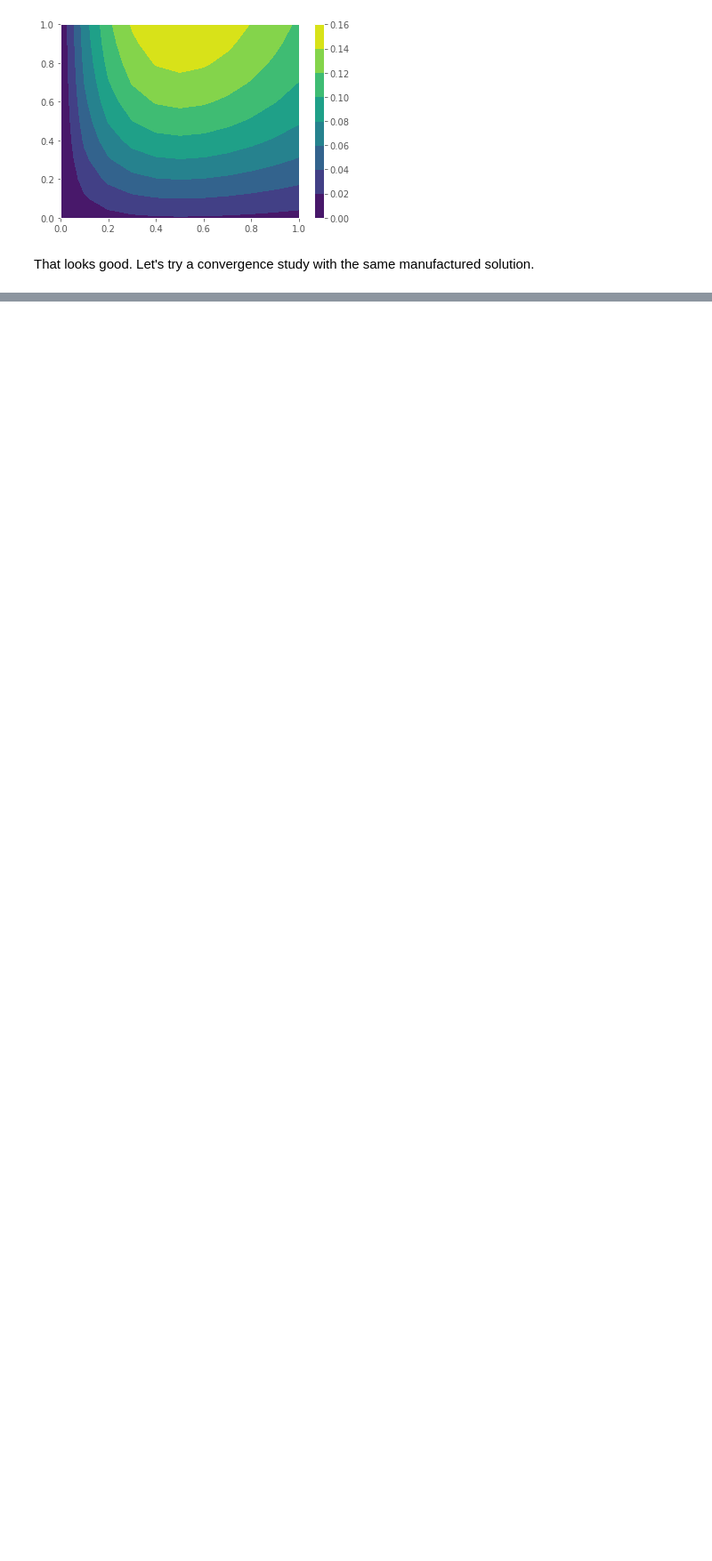
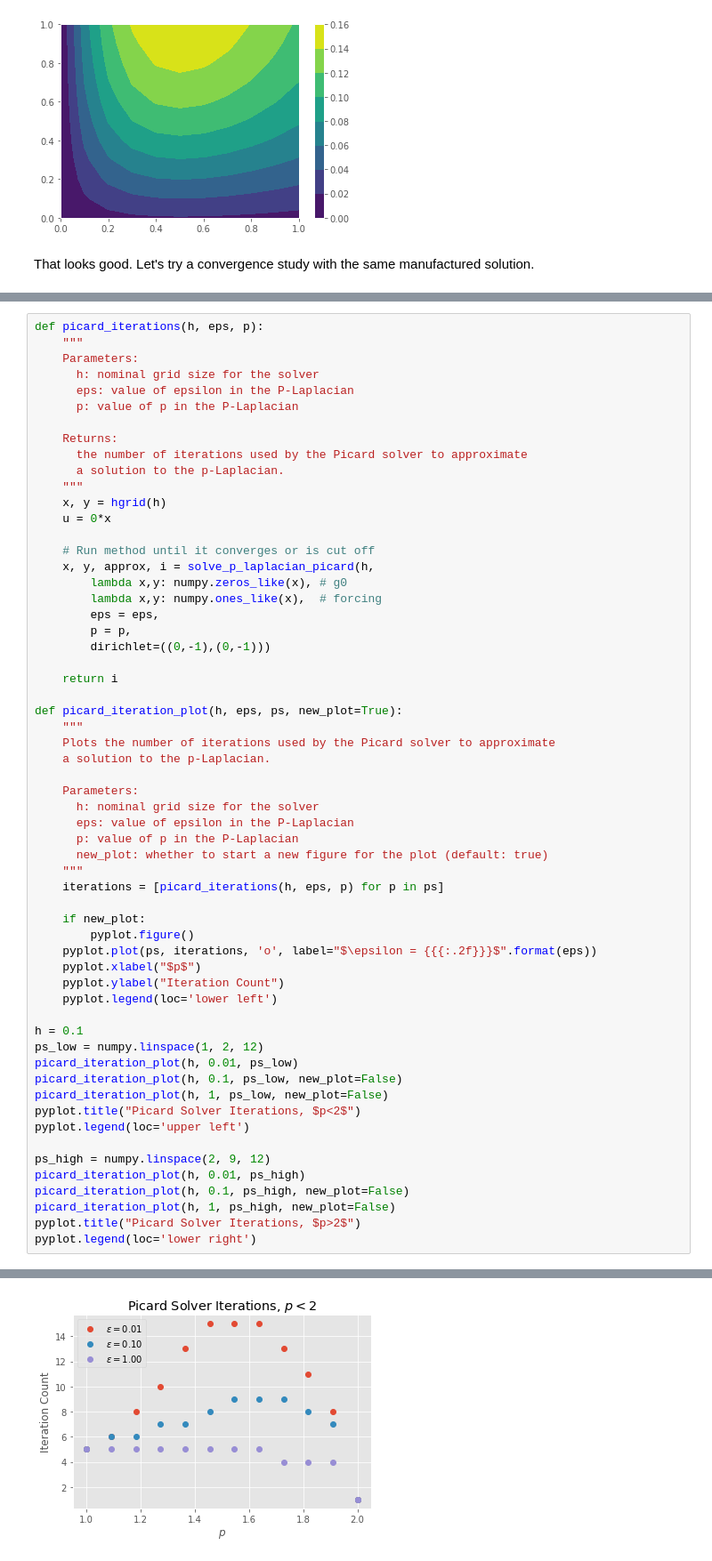
Before and after one commit to j-emmel/class, a Jupyter notebook: hw3/hw3.ipynb, the cells around one changed output, grey strips where cells are left out. Shown: that part at 89% size. Saved outputs shown, nothing was run; the diff lists cells and outputs as text; blank space fills up the shorter version.

```diff
--- a/hw3/hw3.ipynb
+++ b/hw3/hw3.ipynb
@@ -366,0 +339,60 @@ demo_solver(p=11, show_plot=False)
+# %%
+def picard_iterations(h, eps, p):
+    """
+    Parameters:
+      h: nominal grid size for the solver
+      eps: value of epsilon in the P-Laplacian
+      p: value of p in the P-Laplacian
+
+    Returns:
+      the number of iterations used by the Picard solver to approximate
+      a solution to the p-Laplacian.
+    """
+    x, y = hgrid(h)
+    u = 0*x
+
+    # Run method until it converges or is cut off
+    x, y, approx, i = solve_p_laplacian_picard(h,
+        lambda x,y: numpy.zeros_like(x), # g0
+        lambda x,y: numpy.ones_like(x),  # forcing
+        eps = eps,
+        p = p,
+        dirichlet=((0,-1),(0,-1)))
+
+    return i
+
+def picard_iteration_plot(h, eps, ps, new_plot=True):
+    """
+    Plots the number of iterations used by the Picard solver to approximate
+    a solution to the p-Laplacian.
+
+    Parameters:
+      h: nominal grid size for the solver
+      eps: value of epsilon in the P-Laplacian
+      p: value of p in the P-Laplacian
+      new_plot: whether to start a new figure for the plot (default: true)
+    """
+    iterations = [picard_iterations(h, eps, p) for p in ps]
+
+    if new_plot:
+        pyplot.figure()
+    pyplot.plot(ps, iterations, 'o', label="$\epsilon = {{{:.2f}}}$".format(eps))
+    pyplot.xlabel("$p$")
+    pyplot.ylabel("Iteration Count")
+    pyplot.legend(loc='lower left')
+
+h = 0.1
+ps_low = numpy.linspace(1, 2, 12)
+picard_iteration_plot(h, 0.01, ps_low)
+picard_iteration_plot(h, 0.1, ps_low, new_plot=False)
+picard_iteration_plot(h, 1, ps_low, new_plot=False)
+pyplot.title("Picard Solver Iterations, $p<2$")
+pyplot.legend(loc='upper left')
+
+ps_high = numpy.linspace(2, 9, 12)
+picard_iteration_plot(h, 0.01, ps_high)
+picard_iteration_plot(h, 0.1, ps_high, new_plot=False)
+picard_iteration_plot(h, 1, ps_high, new_plot=False)
+pyplot.title("Picard Solver Iterations, $p>2$")
+pyplot.legend(loc='lower right')
+# %% [output]
@@ -366,0 +400 @@ demo_solver(p=11, show_plot=False)
+[figure, added]
```
Also changed, not shown: parts of 25 cells of this notebook, 1 other file.
